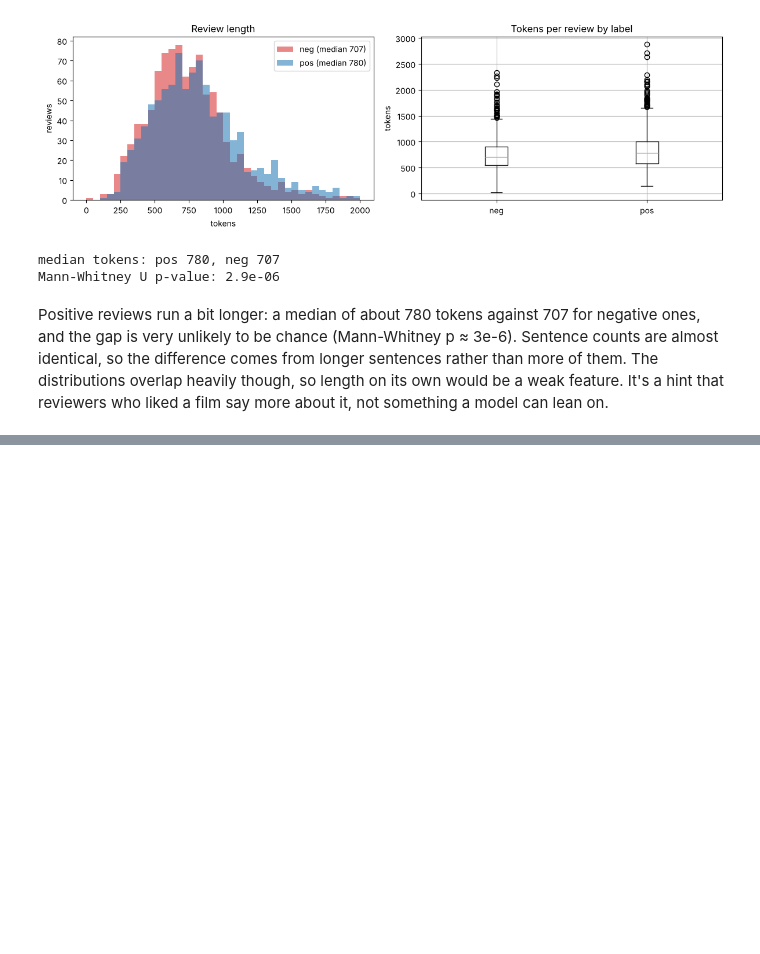
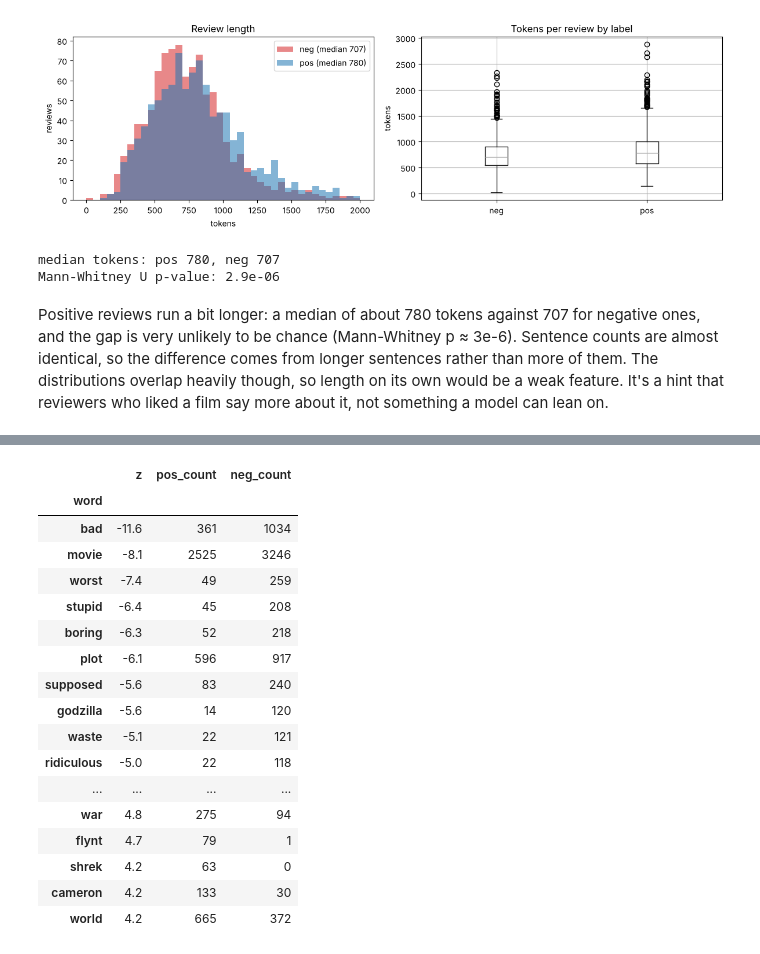
Before and after one commit to adityarajsingh1/sentiment-analysis, a Jupyter notebook: sentiment_analysis.ipynb, the cells around one changed output, grey strips where cells are left out. Drawn from its saved outputs; the diff is of its cells as text; code cells hidden in the pictures; blank space fills up the shorter version.

```diff
--- a/sentiment_analysis.ipynb
+++ b/sentiment_analysis.ipynb
@@ -169,0 +248,21 @@ can lean on.
+# %%
+pd.concat([top_neg.head(10), top_pos.tail(10)[::-1]]).round(1)
+# %% [output]
+|  | z | pos_count | neg_count |
+| word |  |  |  |
+| bad | -11.6 | 361 | 1034 |
+| movie | -8.1 | 2525 | 3246 |
+| worst | -7.4 | 49 | 259 |
+| stupid | -6.4 | 45 | 208 |
+| boring | -6.3 | 52 | 218 |
+| plot | -6.1 | 596 | 917 |
+| supposed | -5.6 | 83 | 240 |
+| godzilla | -5.6 | 14 | 120 |
+| waste | -5.1 | 22 | 121 |
+| ridiculous | -5.0 | 22 | 118 |
+| ... | ... | ... | ... |
+| war | 4.8 | 275 | 94 |
+| flynt | 4.7 | 79 | 1 |
+| shrek | 4.2 | 63 | 0 |
+| cameron | 4.2 | 133 | 30 |
+| world | 4.2 | 665 | 372 |
```
Also changed, not shown: parts of 5 cells of this notebook, 1 other file.
